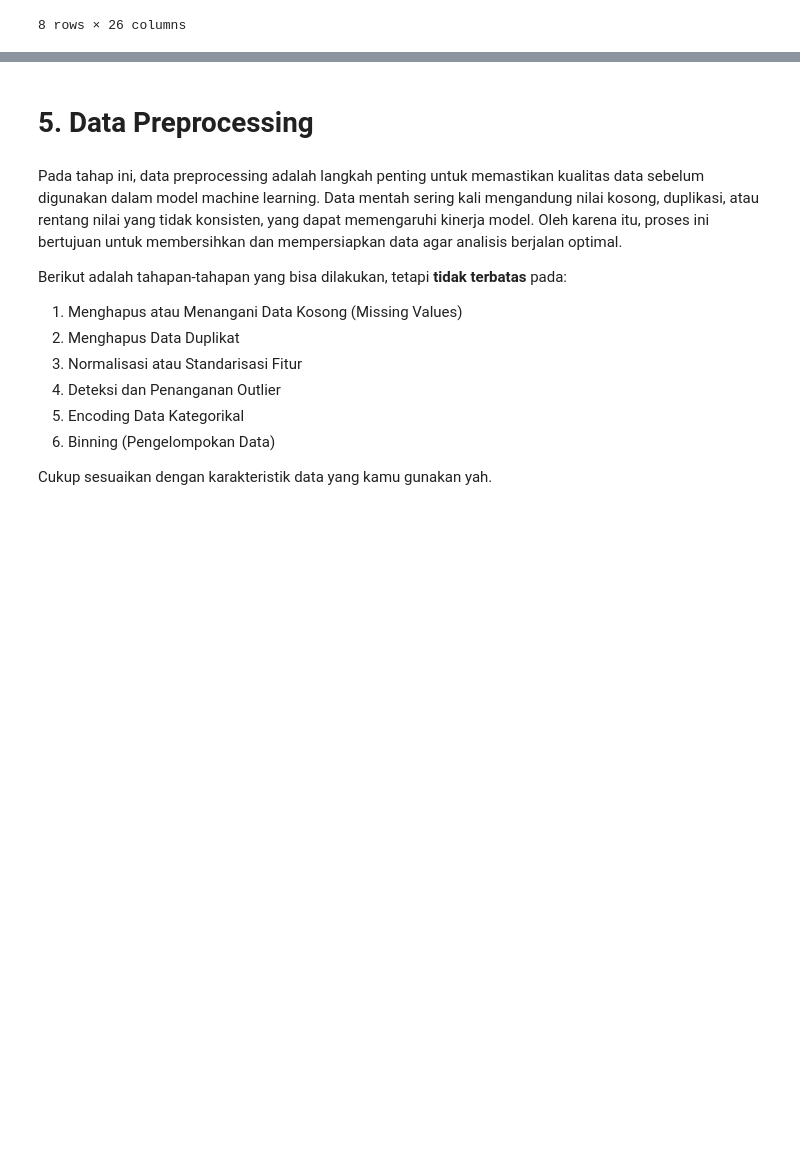
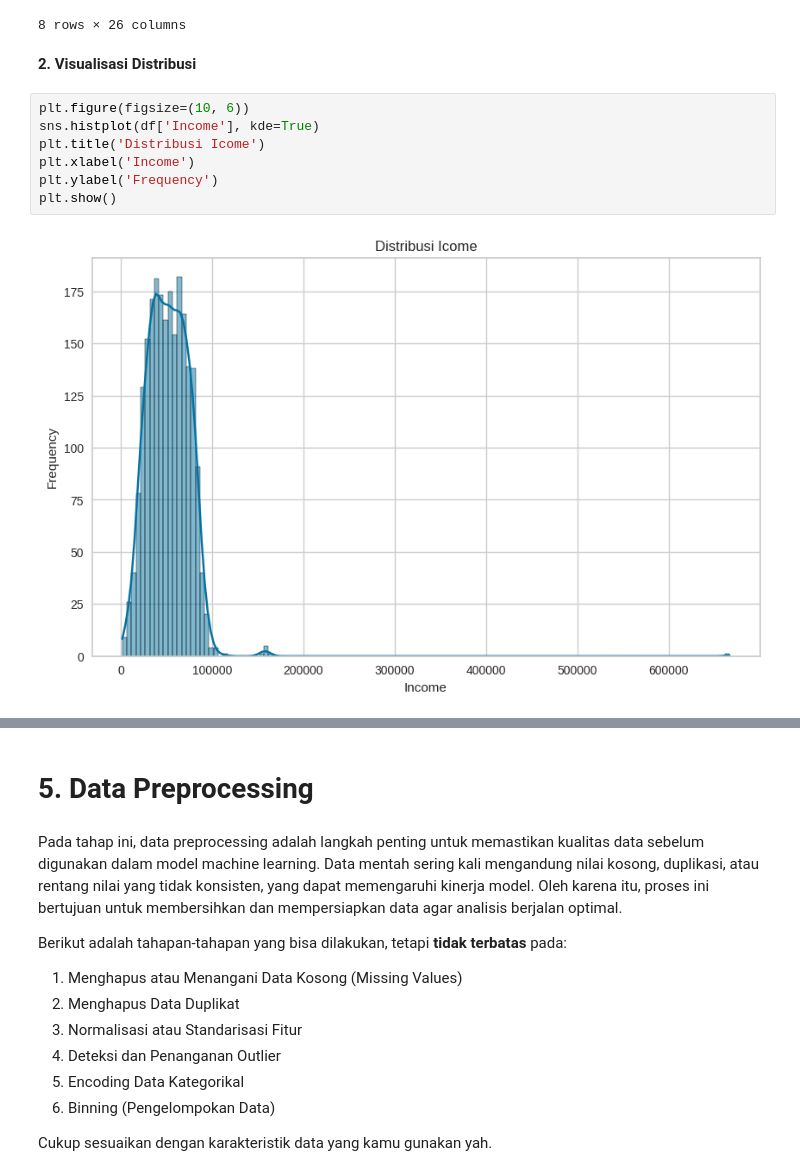
Before and after one commit to LatiefDataVisionary/machine-learning-basic-dicoding, a Jupyter notebook: [Clustering]_Submission_Akhir_BMLP_Lathif_Ramadhan.ipynb, the cells around one changed output, grey strips where cells are left out. Saved outputs shown, nothing was run; the diff lists cells and outputs as text; blank space fills up the shorter version.

```diff
--- a/[Clustering]_Submission_Akhir_BMLP_Lathif_Ramadhan.ipynb
+++ b/[Clustering]_Submission_Akhir_BMLP_Lathif_Ramadhan.ipynb
@@ -195,3 +252,14 @@ df.describe()
 | 75% | 8427.750000 | 1977.000000 | 68289.750000 | 1.000000 | 1.000000 | 74.000000 | 504.250000 | 33.000000 | 232.000000 | ... |
 | max | 11191.000000 | 1996.000000 | 666666.000000 | 2.000000 | 2.000000 | 99.000000 | 1493.000000 | 199.000000 | 1725.000000 | ... |
 8 rows × 26 columns
+# %% [markdown]
+**2. Visualisasi Distribusi**
+# %%
+plt.figure(figsize=(10, 6))
+sns.histplot(df['Income'], kde=True)
+plt.title('Distribusi Icome')
+plt.xlabel('Income')
+plt.ylabel('Frequency')
+plt.show()
+# %% [output]
+[figure, added]
```
Also changed, not shown: parts of 10 cells of this notebook.
